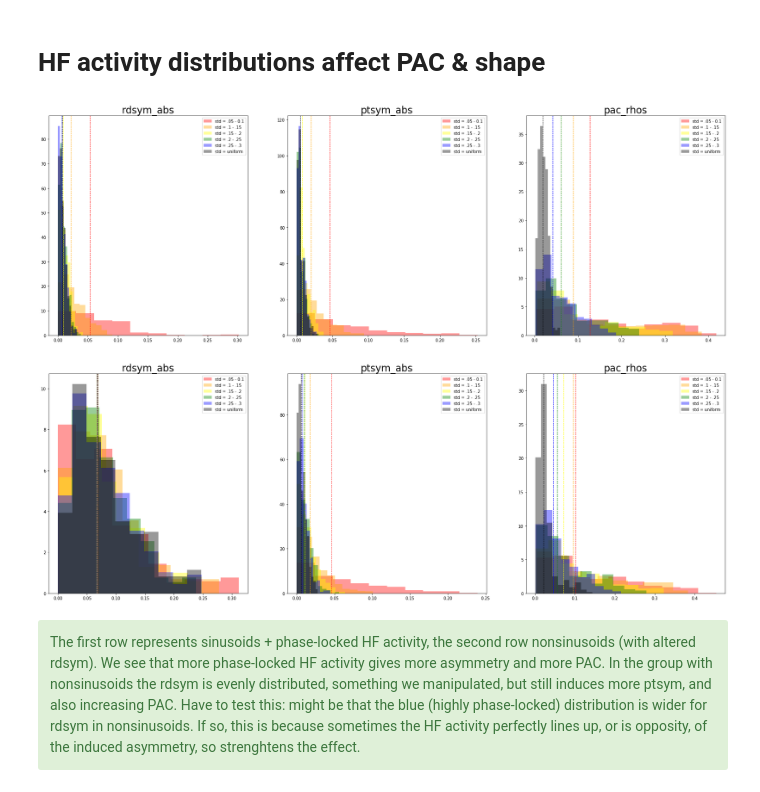
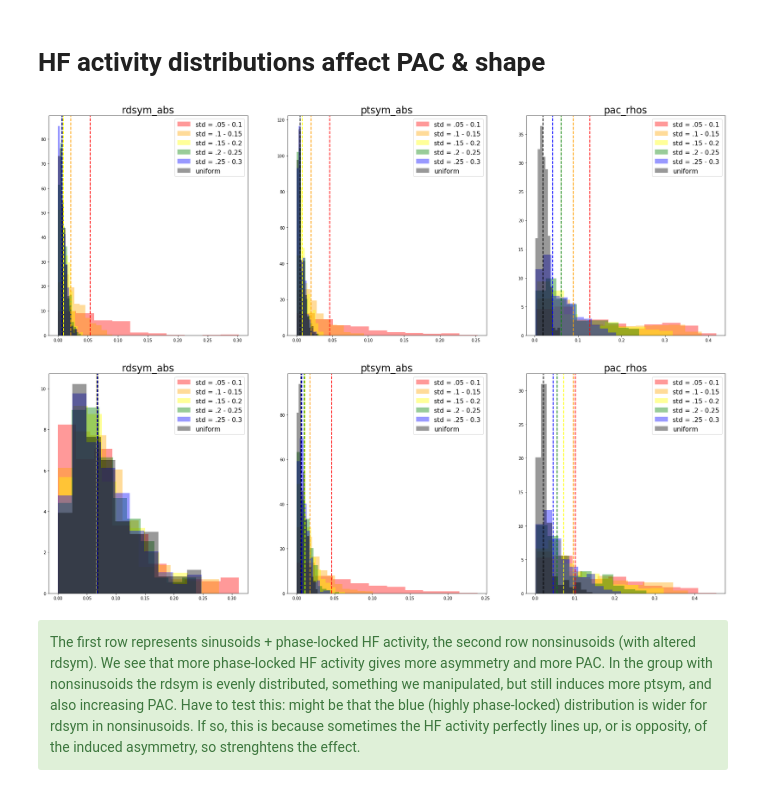
Before and after one commit to JaapVanDerAar/project_pac, a Jupyter notebook: pac_jupyter/10.1 Results simulated data. Asine, exponent [-2, -1.5], STD [.05 - .29 & 1] .ipynb, the cells around one changed output. Drawn from its saved outputs; the diff is of its cells as text; code cells hidden in the pictures.

Commit message:
nicer visualisation for some plots

```diff
--- a/pac_jupyter/10.1 Results simulated data. Asine, exponent [-2, -1.5], STD [.05 - .29 & 1] .ipynb
+++ b/pac_jupyter/10.1 Results simulated data. Asine, exponent [-2, -1.5], STD [.05 - .29 & 1] .ipynb
@@ -183,58 +226,52 @@ Good stuff! With HF activity distributions, in both nonsinusoid and sinusoid con
 # %%
 # manually set which columns you want to plot
 hist_list = ['rdsym_abs', 'ptsym_abs', 'pac_rhos']
+std_list = np.arange(5,35,5) / 100
+label_name = ['std = .05 - 0.1', 'std = .1 - 0.15', 'std = .15 - 0.2', 'std = .2 - 0.25', 'std = .25 - 0.3']
+color_name = ['red', 'orange', 'yellow', 'green', 'blue']
 
 for gr in range(2):
 
     simulation_features = sine_or_asine[gr]
 
     kwargs = dict(alpha=0.4, density=True, bins=10)
 
     plt.figure(figsize=(30,10))
     for ii in range(len(hist_list)):
 
-
         # subplots 3x3
         plt.subplot(1,3,ii+1)
         #xticks([]), yticks([])
 
-        plt.hist(simulation_features[(simulation_features['firing_std']>= .05) & (simulation_features['firing_std']<.1)][hist_list[ii]],
-                 color='red', label = 'std = .05 - 0.1', **kwargs)
-        plt.hist(simulation_features[(simulation_features['firing_std']>= .1) & (simulation_features['firing_std']<.15)][hist_list[ii]],
-                 color='orange', label = 'std = .1 - .15', **kwargs)
-        plt.hist(simulation_features[(simulation_features['firing_std']>= .15) & (simulation_features['firing_std']<.2)][hist_list[ii]],
-                 color='yellow', label = 'std = .15 - .2', **kwargs)
-        plt.hist(simulation_features[(simulation_features['firing_std']>= .2) & (simulation_features['firing_std']<.25)][hist_list[ii]],
-                 color='green', label = 'std = .2 - .25', **kwargs)
-        plt.hist(simulation_features[(simulation_features['firing_std']>= .25) & (simulation_features['firing_std']<.3)][hist_list[ii]],
-                 color='blue', label = 'std = .25 - .3', **kwargs)
+        for sd in range(len(std_list) -1):
+
+            # for each distribution group
+            plt.hist(simulation_features[(simulation_features['firing_std']>= std_list[sd]) &
+                                         (simulation_features['firing_std']<std_list[sd+1])][hist_list[ii]],
+                                         color=color_name[sd], label = label_name[sd], **kwargs)
+
+            plt.axvline(np.median(simulation_features[(simulation_features['firing_std']>= std_list[sd]) &
+                                                      (simulation_features['firing_std']<std_list[sd+1])][hist_list[ii]]),
+                                                     color=color_name[sd], linestyle='dashed', linewidth=2)
+
+        # uniform
         plt.hist(simulation_features[simulation_features['firing_std']== 1][hist_list[ii]],
-                 color='black', label = 'std = uniform', **kwargs)
+         color='black', label = 'uniform', **kwargs)
 
-        plt.axvline(np.median(simulation_features[(simulation_features['firing_std']>= .05) & (simulation_features['firing_std']<.1)][hist_list[ii]]),
-                    color='red', linestyle='dashed', linewidth=1)
-        plt.axvline(np.median(simulation_features[(simulation_features['firing_std']>= .1) & (simulation_features['firing_std']<.15)][hist_list[ii]]),
-                    color='orange', linestyle='dashed', linewidth=1)
-        plt.axvline(np.median(simulation_features[(simulation_features['firing_std']>= .15) & (simulation_features['firing_std']<.2)][hist_list[ii]]),
-                    color='yellow', linestyle='dashed', linewidth=1)
-        plt.axvline(np.median(simulation_features[(simulation_features['firing_std']>= .2) & (simulation_features['firing_std']<.25)][hist_list[ii]]),
-                    color='green', linestyle='dashed', linewidth=1)
-        plt.axvline(np.median(simulation_features[(simulation_features['firing_std']>= .25) & (simulation_features['firing_std']<.3)][hist_list[ii]]),
-                    color='blue', linestyle='dashed', linewidth=1)
         plt.axvline(np.median(simulation_features[simulation_features['firing_std']== 1][hist_list[ii]]),
-                    color='black', linestyle='dashed', linewidth=1)
+            color='black', linestyle='dashed', linewidth=2)
 
-        # print statistics
-    #    stats = f_oneway(features_df[features_df['Clusters']==0][features_df.columns[jj]],
-     #           features_df[features_df['Clusters']==1][features_df.columns[jj]],
-      #          features_df[features_df['Clusters']==13][features_df.columns[jj]])
+#         # print statistics
+#         stats = f_oneway(features_df[features_df['Clusters']==0][features_df.columns[jj]],
+#                 features_df[features_df['Clusters']==1][features_df.columns[jj]],
+#                 features_df[features_df['Clusters']==13][features_df.columns[jj]])
 
         # plt.title(features_df.columns[jj] + '  ' + 'pval = ' + str(stats[1]), size=16)
-        plt.legend()
+        plt.legend(fontsize=16)
         plt.title(hist_list[ii], size=24)
 # %% [output]
-[figure, old version]
+[figure, new version]
-[figure, old version]
+[figure, new version]
 # %% [markdown]
  <div class="alert alert-success">
 The first row represents sinusoids + phase-locked HF activity, the second row nonsinusoids (with altered rdsym). We see that more phase-locked HF activity gives more asymmetry and more PAC. In the group with nonsinusoids the rdsym is evenly distributed, something we manipulated, but still induces more ptsym, and also increasing PAC. Have to test this: might be that the blue (highly phase-locked) distribution is wider for rdsym in nonsinusoids. If so, this is because sometimes the HF activity perfectly lines up, or is opposity, of the induced asymmetry, so strenghtens the effect.
```
Also changed, not shown: parts of 6 cells of this notebook.
